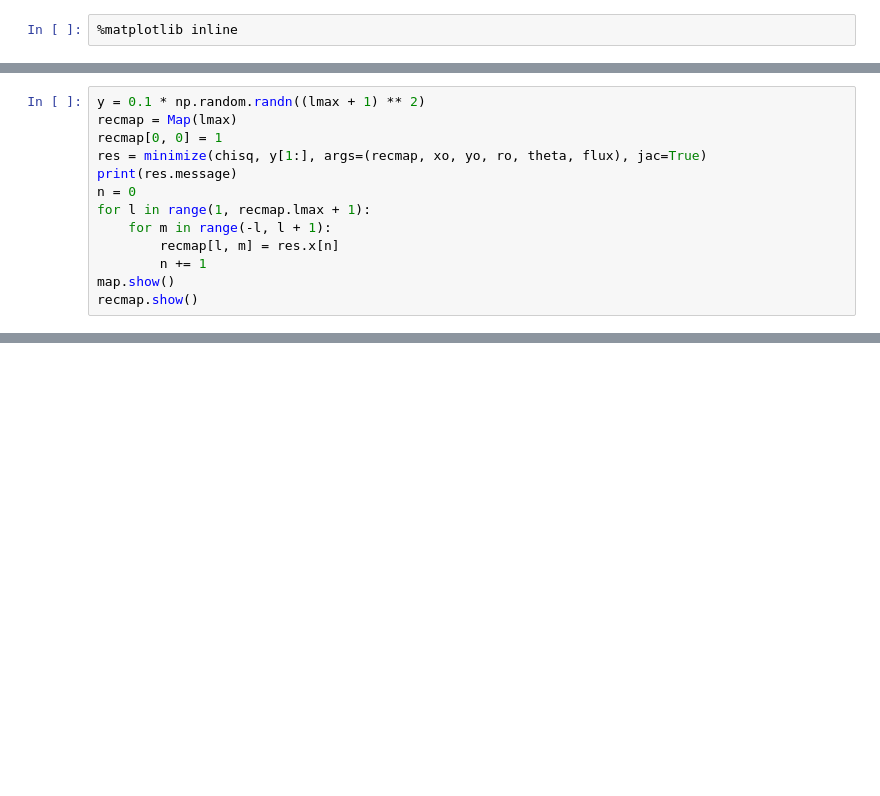
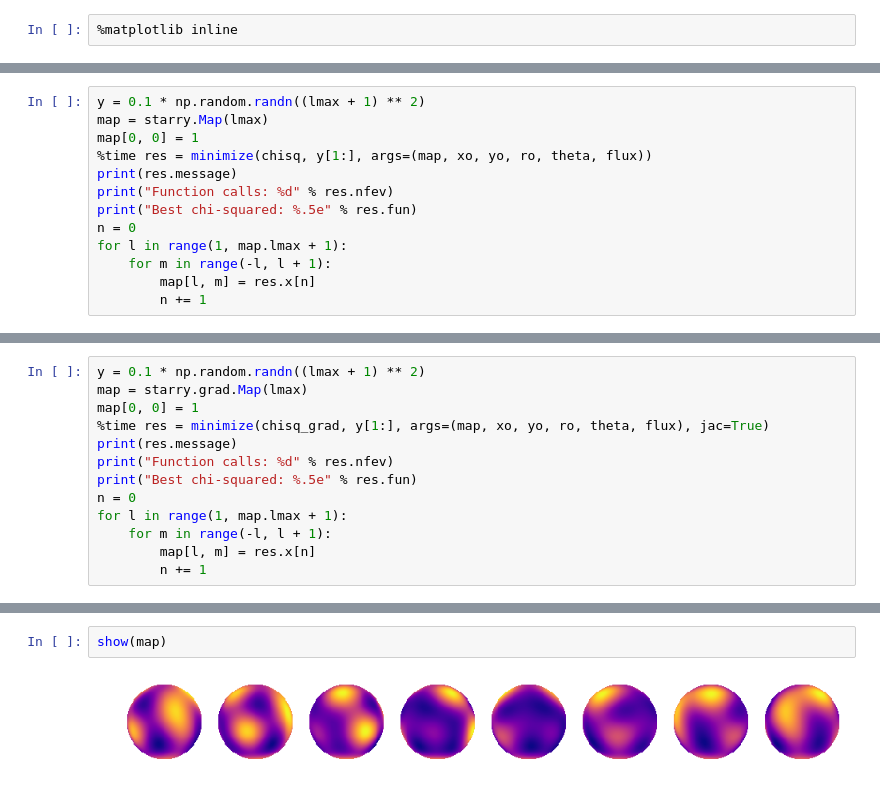
Before and after one commit to rodluger/starry, a Jupyter notebook: docs/tutorials/autograd.ipynb, the cells around one changed output, grey strips where cells are left out. Cells and saved outputs as stored; diff of their text form; blank space fills up the shorter version.

```diff
--- a/docs/tutorials/autograd.ipynb
+++ b/docs/tutorials/autograd.ipynb
@@ -74,0 +130,13 @@ flux = np.concatenate(flux)
+# %%
+y = 0.1 * np.random.randn((lmax + 1) ** 2)
+map = starry.Map(lmax)
+map[0, 0] = 1
+%time res = minimize(chisq, y[1:], args=(map, xo, yo, ro, theta, flux))
+print(res.message)
+print("Function calls: %d" % res.nfev)
+print("Best chi-squared: %.5e" % res.fun)
+n = 0
+for l in range(1, map.lmax + 1):
+    for m in range(-l, l + 1):
+        map[l, m] = res.x[n]
+        n += 1
@@ -96,14 +198,14 @@ def chisq(y, recmap, xo, yo, ro, theta, flux, sigma=0.001):
 # %%
 y = 0.1 * np.random.randn((lmax + 1) ** 2)
-recmap = Map(lmax)
-recmap[0, 0] = 1
-res = minimize(chisq, y[1:], args=(recmap, xo, yo, ro, theta, flux), jac=True)
+map = starry.grad.Map(lmax)
+map[0, 0] = 1
+%time res = minimize(chisq_grad, y[1:], args=(map, xo, yo, ro, theta, flux), jac=True)
 print(res.message)
+print("Function calls: %d" % res.nfev)
+print("Best chi-squared: %.5e" % res.fun)
 n = 0
-for l in range(1, recmap.lmax + 1):
+for l in range(1, map.lmax + 1):
     for m in range(-l, l + 1):
-        recmap[l, m] = res.x[n]
+        map[l, m] = res.x[n]
         n += 1
-map.show()
-recmap.show()
 # %% [output]
@@ -127,0 +221,4 @@ res
+# %%
+show(map)
+# %% [output]
+[figure, added]
```
Also changed, not shown: parts of 38 cells of this notebook, 1 other file.
